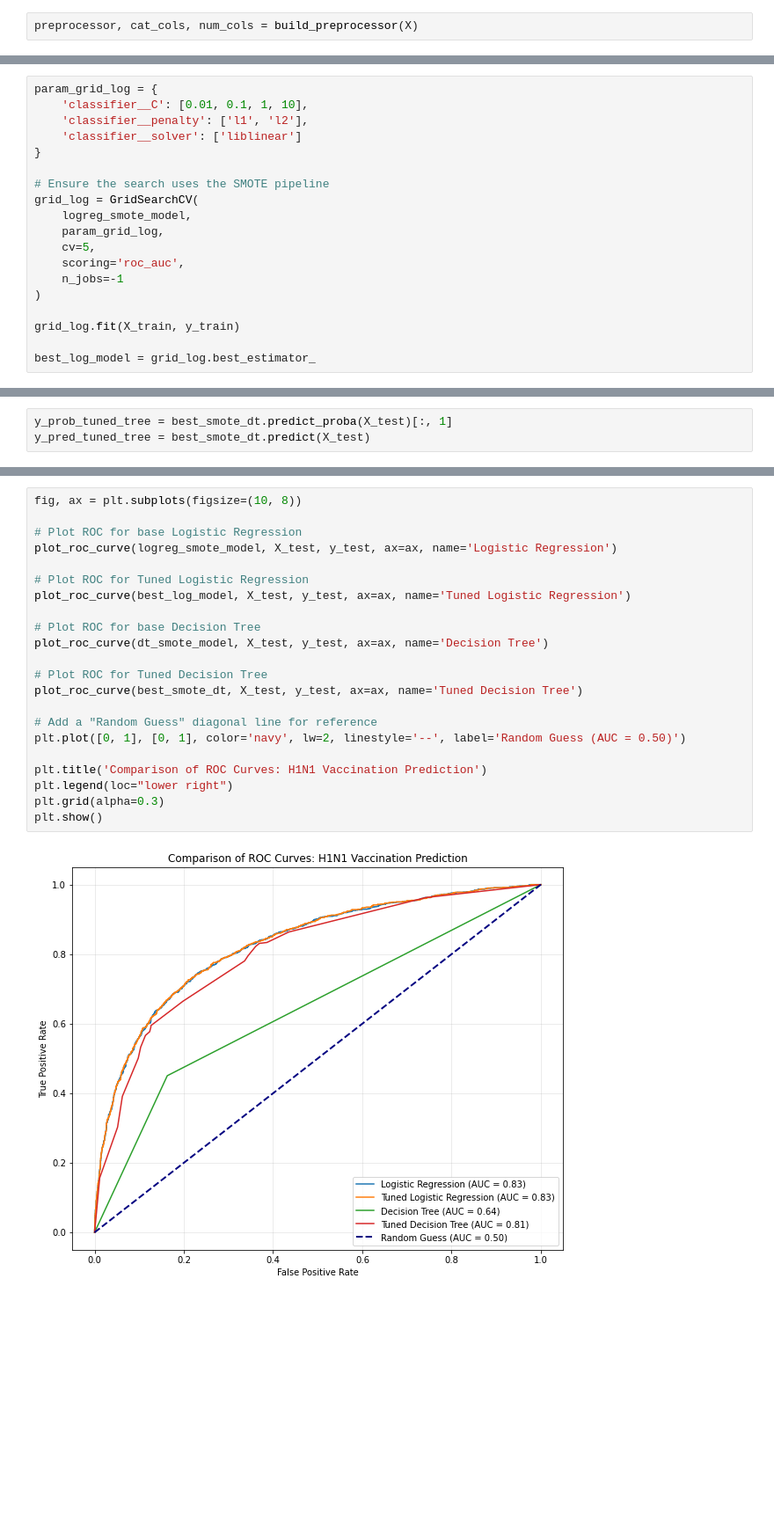
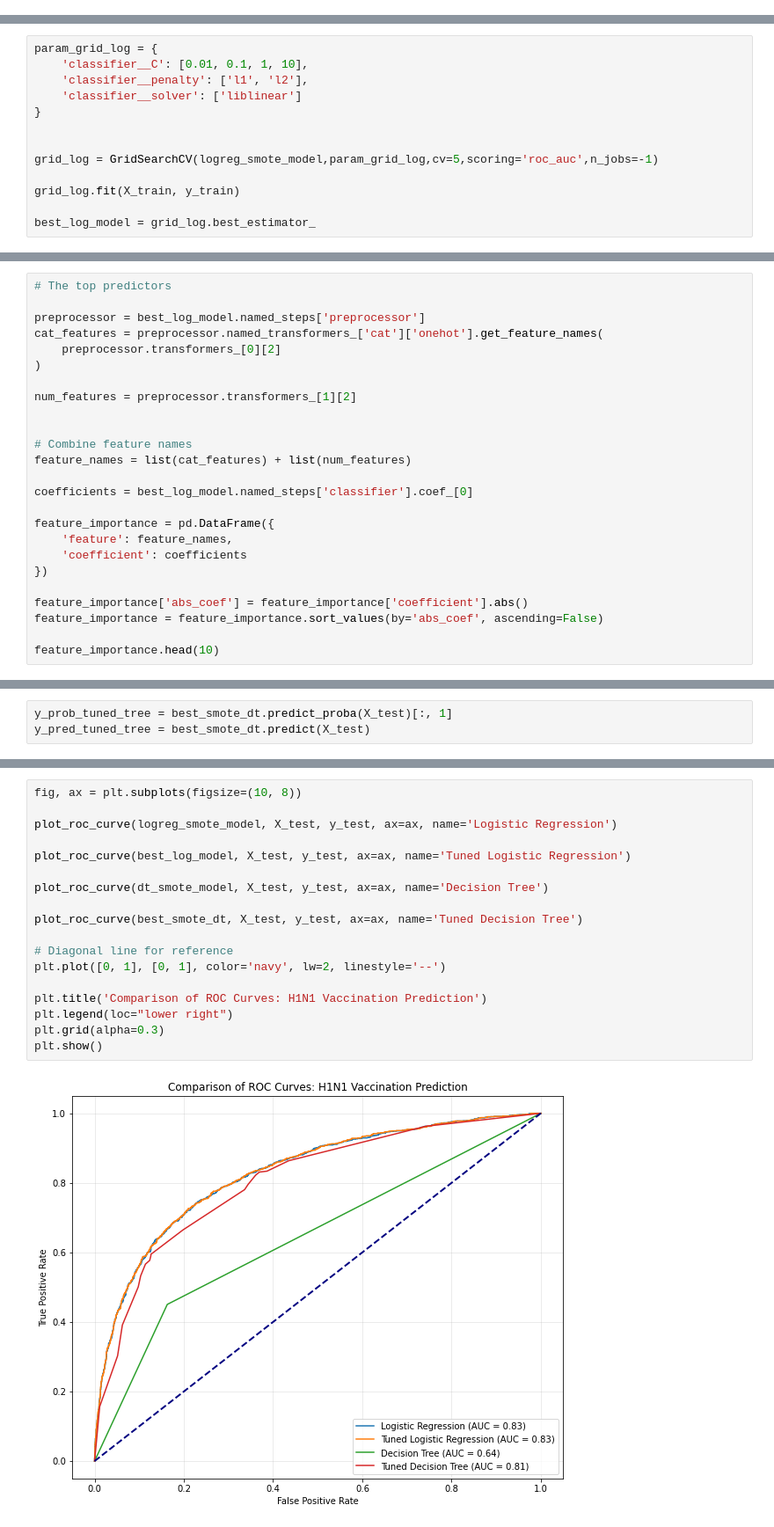
Before and after one commit to just-mawi/Phase-3-Project, a Jupyter notebook: index.ipynb, the cells around one changed output, grey strips where cells are left out. Shown at 88% size. Drawn from its saved outputs; the diff is of its cells as text; blank space fills up the shorter version.

```diff
--- a/index.ipynb
+++ b/index.ipynb
@@ -281,3 +323 @@ def build_preprocessor(X):
-# %%
-preprocessor, cat_cols, num_cols = build_preprocessor(X)
 # %% [markdown]
@@ -339,14 +370,8 @@ param_grid_log = {
     'classifier__solver': ['liblinear']
 }
 
-# Ensure the search uses the SMOTE pipeline
-grid_log = GridSearchCV(
-    logreg_smote_model,
-    param_grid_log,
-    cv=5,
-    scoring='roc_auc',
-    n_jobs=-1
-)
+
+grid_log = GridSearchCV(logreg_smote_model,param_grid_log,cv=5,scoring='roc_auc',n_jobs=-1)
 
 grid_log.fit(X_train, y_train)
 
@@ -353,0 +382,25 @@ best_log_model = grid_log.best_estimator_
+# %%
+# The top predictors
+
+preprocessor = best_log_model.named_steps['preprocessor']
+cat_features = preprocessor.named_transformers_['cat']['onehot'].get_feature_names(
+    preprocessor.transformers_[0][2]
+)
+
+num_features = preprocessor.transformers_[1][2]
+
+
+# Combine feature names
+feature_names = list(cat_features) + list(num_features)
+
+coefficients = best_log_model.named_steps['classifier'].coef_[0]
+
+feature_importance = pd.DataFrame({
+    'feature': feature_names,
+    'coefficient': coefficients
+})
+
+feature_importance['abs_coef'] = feature_importance['coefficient'].abs()
+feature_importance = feature_importance.sort_values(by='abs_coef', ascending=False)
+
+feature_importance.head(10)
@@ -601,24 +594,20 @@ weighted avg       0.82      0.81      0.81      5342
 # %%
 fig, ax = plt.subplots(figsize=(10, 8))
 
-# Plot ROC for base Logistic Regression
 plot_roc_curve(logreg_smote_model, X_test, y_test, ax=ax, name='Logistic Regression')
 
-# Plot ROC for Tuned Logistic Regression
 plot_roc_curve(best_log_model, X_test, y_test, ax=ax, name='Tuned Logistic Regression')
 
-# Plot ROC for base Decision Tree
 plot_roc_curve(dt_smote_model, X_test, y_test, ax=ax, name='Decision Tree')
 
-# Plot ROC for Tuned Decision Tree
 plot_roc_curve(best_smote_dt, X_test, y_test, ax=ax, name='Tuned Decision Tree')
 
-# Add a "Random Guess" diagonal line for reference
-plt.plot([0, 1], [0, 1], color='navy', lw=2, linestyle='--', label='Random Guess (AUC = 0.50)')
+# Diagonal line for reference
+plt.plot([0, 1], [0, 1], color='navy', lw=2, linestyle='--')
 
 plt.title('Comparison of ROC Curves: H1N1 Vaccination Prediction')
 plt.legend(loc="lower right")
 plt.grid(alpha=0.3)
 plt.show()
 # %% [output]
-[figure, old version]
+[figure, new version]
```
Also changed, not shown: parts of 47 cells of this notebook.
